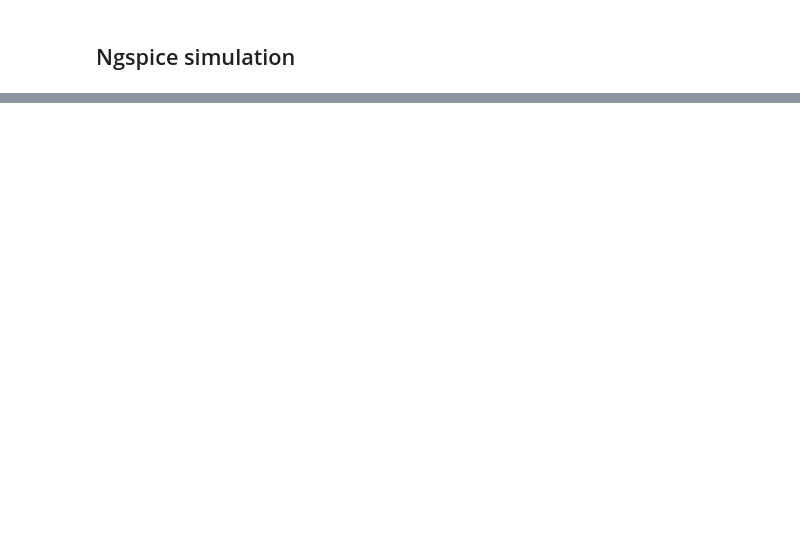
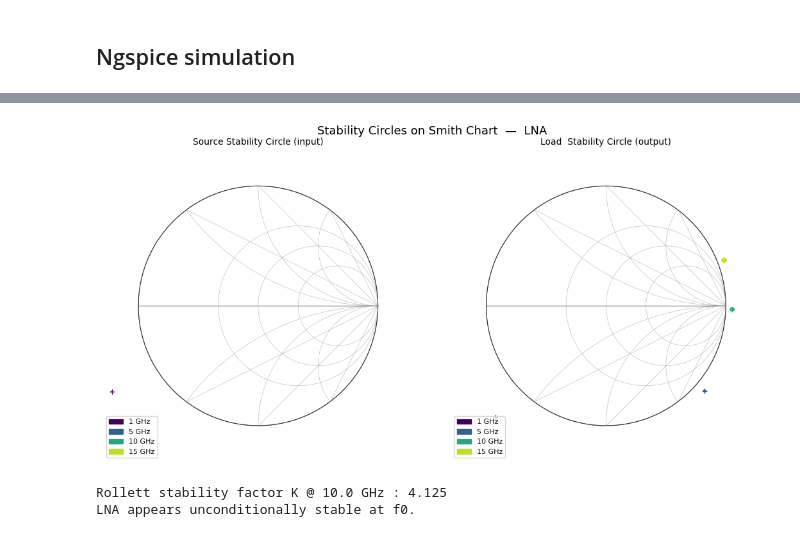
Before and after one commit to try-except/InductorLab, a Jupyter notebook: notebooks/LNA_flow.ipynb, the cells around one changed output, grey strips where cells are left out. Saved outputs shown, nothing was run; the diff lists cells and outputs as text; code cells hidden in the pictures; blank space fills up the shorter version.

```diff
--- a/notebooks/LNA_flow.ipynb
+++ b/notebooks/LNA_flow.ipynb
@@ -612,0 +1048,52 @@ f_tank=10.000 gigahertz
+# %%
+C_S, r_S, C_L, r_L = stability_circles_from_S(S11, S12, S21, S22)
+K = rollett_K(S11, S12, S21, S22)
+
+# --- pick a subset of frequencies to draw circles ---
+f_GHz   = freq / 1e9
+f_marks = [1, 5, 10, 15, 20]  # GHz
+idxs   = [np.argmin(np.abs(f_GHz - f)) for f in f_marks
+						if f_GHz.min() <= f <= f_GHz.max()]
+colors  = plt.cm.viridis(np.linspace(0, 0.9, len(idxs)))
+
+fig, axes = plt.subplots(1, 2, figsize=(11, 5.5))
+fig.suptitle("Stability Circles on Smith Chart  —  LNA", fontsize=13)
+
+for ax, (C_arr, r_arr, title) in zip(
+		axes,
+		[(C_S, r_S, "Source Stability Circle (input)"),
+			(C_L, r_L, "Load  Stability Circle (output)")]
+):
+		draw_smith_chart(ax)
+		ax.set_title(title, fontsize=10)
+
+		theta = np.linspace(0, 2 * np.pi, 300)
+		handles = []
+		for i, idx in enumerate(idxs):
+				cx, cy = C_arr[idx].real, C_arr[idx].imag
+				r     = r_arr[idx]
+				circle_x = cx + r * np.cos(theta)
+				circle_y = cy + r * np.sin(theta)
+				line,  = ax.plot(circle_x, circle_y, color=colors[i], lw=1.5)
+				ax.plot(cx, cy, "+", color=colors[i], ms=6)
+				handles.append(mpatches.Patch(
+						color=colors[i], label=f"{f_GHz[idx]:.0f} GHz"))
+
+		ax.legend(handles=handles, fontsize=8, loc="lower left")
+
+plt.tight_layout()
+plt.show()
+
+# --- Rollett factor at f0 ---
+idx_f0 = np.argmin(np.abs(freq - FREQUENCY))
+K_f0   = K[idx_f0].real
+print(f"\nRollett stability factor K @ {FREQUENCY/1e9:.1f} GHz : {K_f0:.3f}")
+if K_f0 > 1 and np.abs(S11[idx_f0])**2 - np.abs(S11[idx_f0]*S22[idx_f0]
+													- S12[idx_f0]*S21[idx_f0])**2 < 1:
+		print("LNA appears unconditionally stable at f0.")
+else:
+		print("Potentially conditionally stable at f0 — verify with full SP sim.")
+# %% [output]
+[figure, added]
+Rollett stability factor K @ 10.0 GHz : 4.125
+LNA appears unconditionally stable at f0.
```
Also changed, not shown: parts of 35 cells of this notebook.
